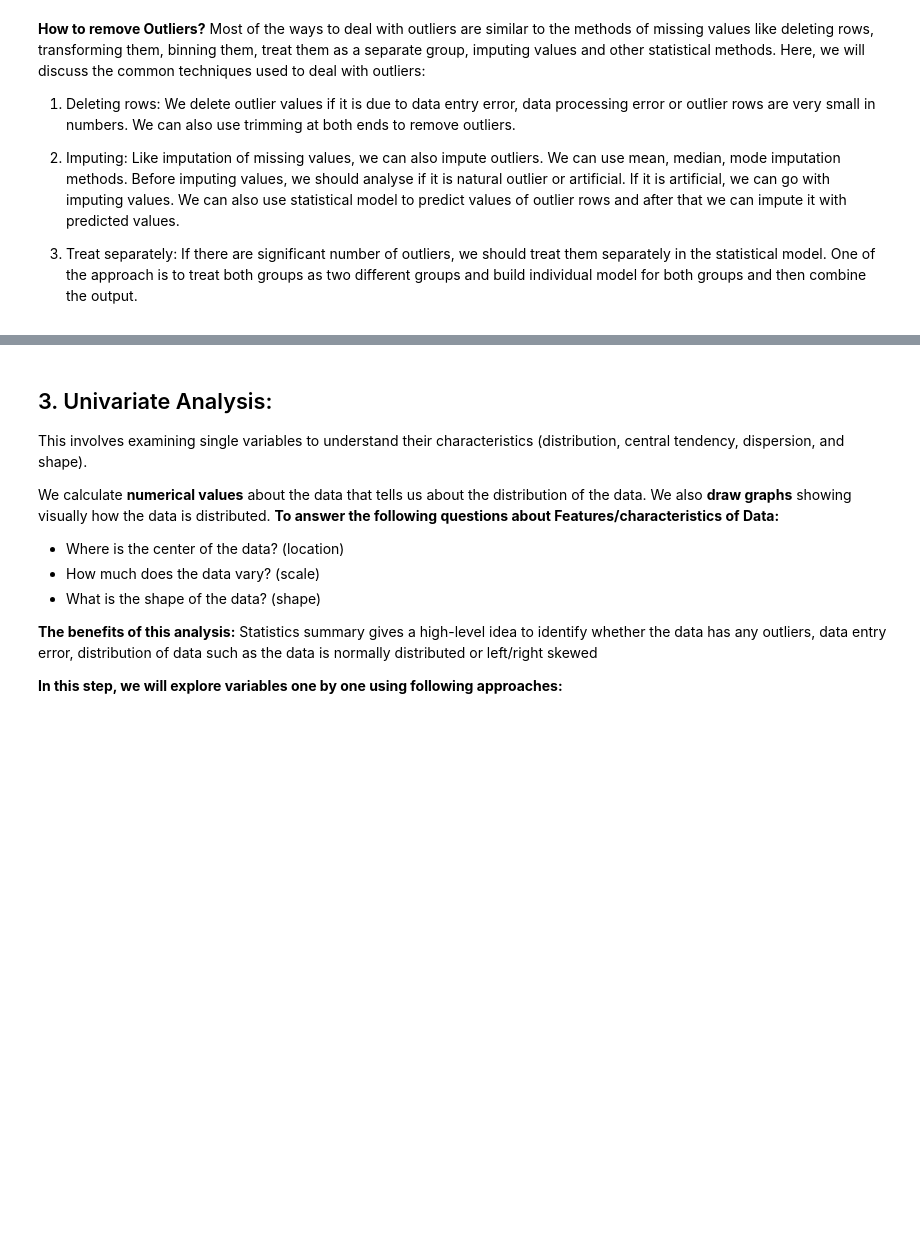
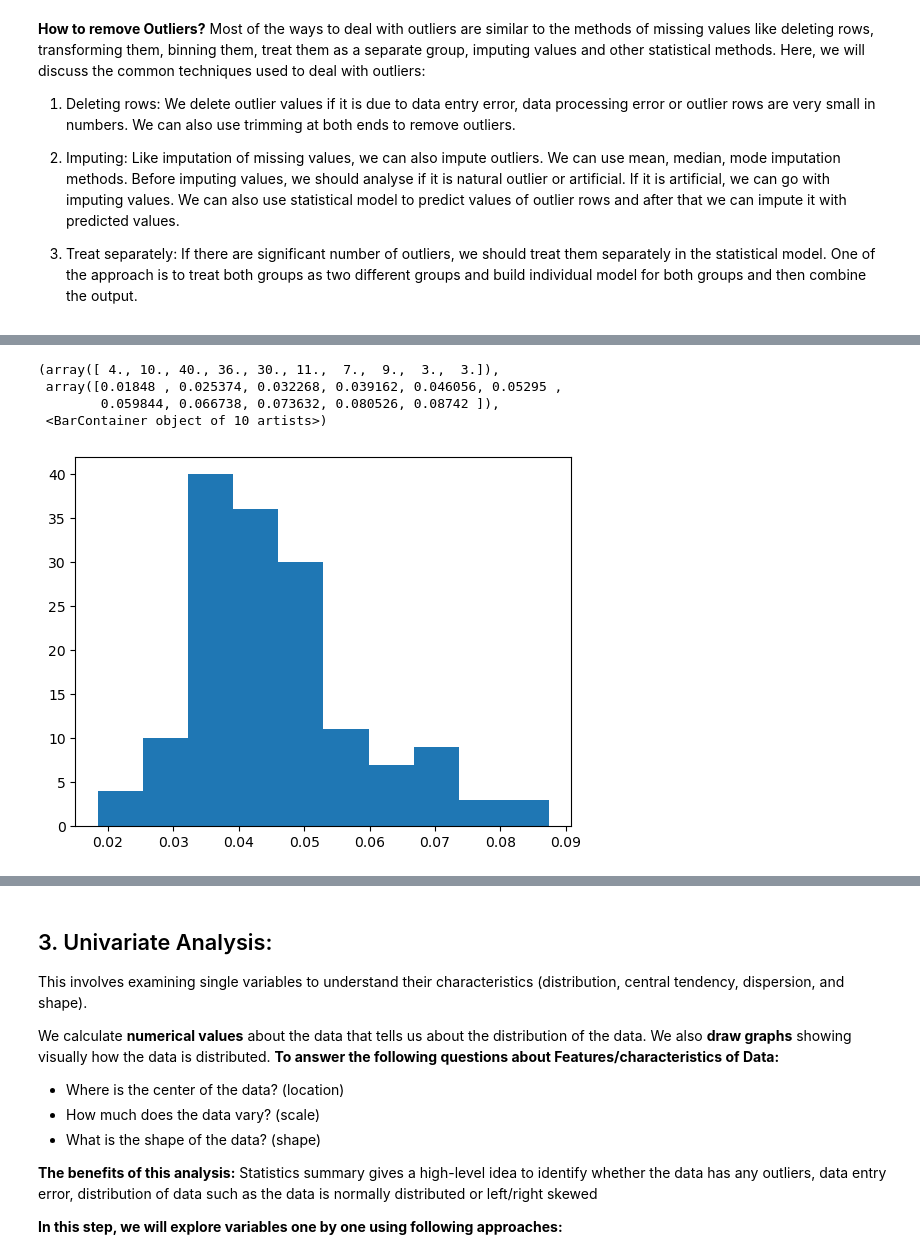
Before and after one commit to MubarakHus/Usecase-2, a Jupyter notebook: EDA explain template-Mubarak.ipynb, the cells around one changed output, grey strips where cells are left out. Saved outputs shown, nothing was run; the diff lists cells and outputs as text; code cells hidden in the pictures; blank space fills up the shorter version.

```diff
--- a/EDA explain template-Mubarak.ipynb
+++ b/EDA explain template-Mubarak.ipynb
@@ -678,0 +513,9 @@ Most of the ways to deal with outliers are similar to the methods of missing val
+# %%
+df_2015 = df_2015[df_2015["Standard Error"] <= 0.09]
+plt.hist(df_2015["Standard Error"])
+# %% [output]
+(array([ 4., 10., 40., 36., 30., 11.,  7.,  9.,  3.,  3.]),
+ array([0.01848 , 0.025374, 0.032268, 0.039162, 0.046056, 0.05295 ,
+        0.059844, 0.066738, 0.073632, 0.080526, 0.08742 ]),
+ <BarContainer object of 10 artists>)
+[figure, added]
```
Also changed, not shown: parts of 79 cells of this notebook.
